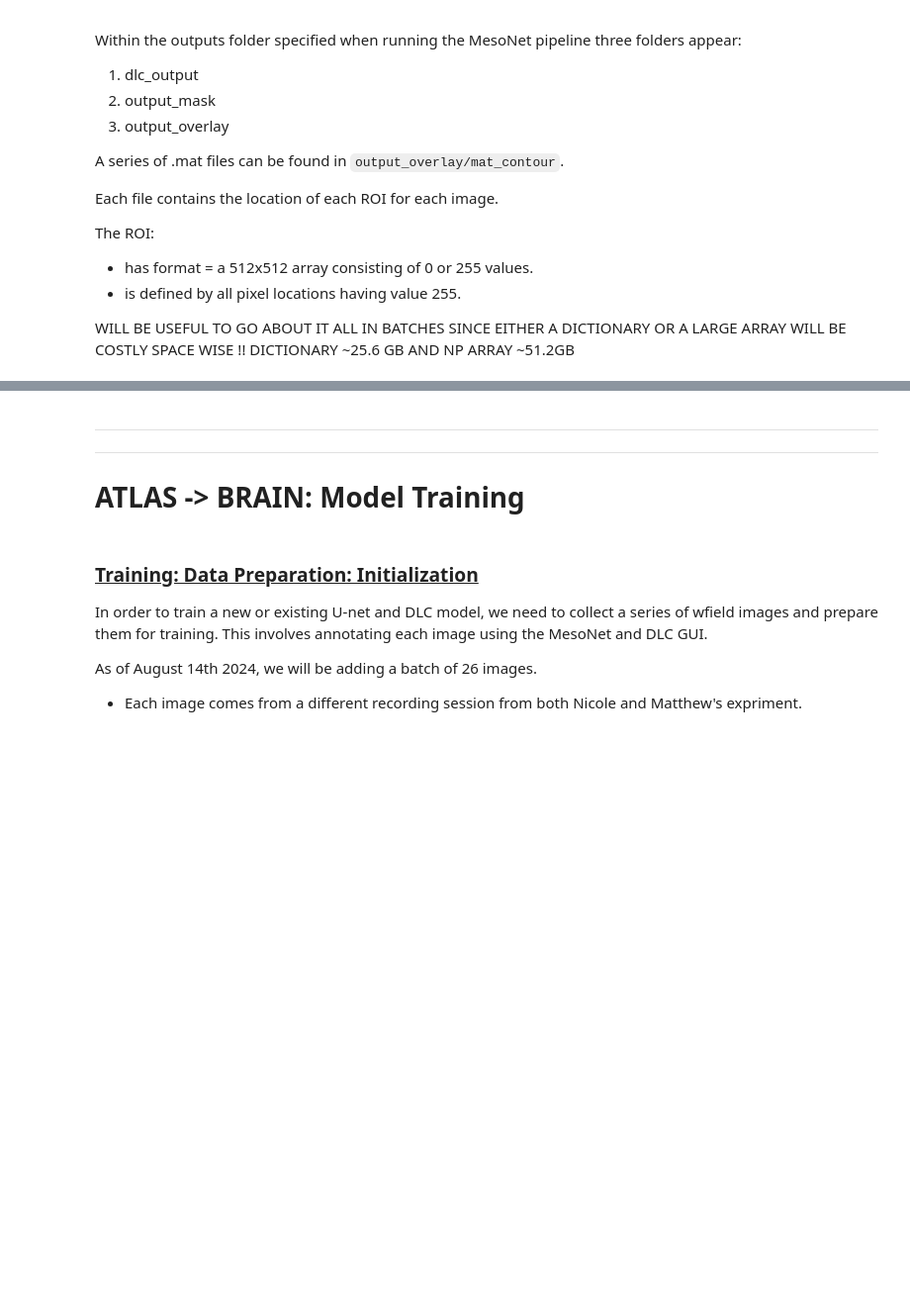
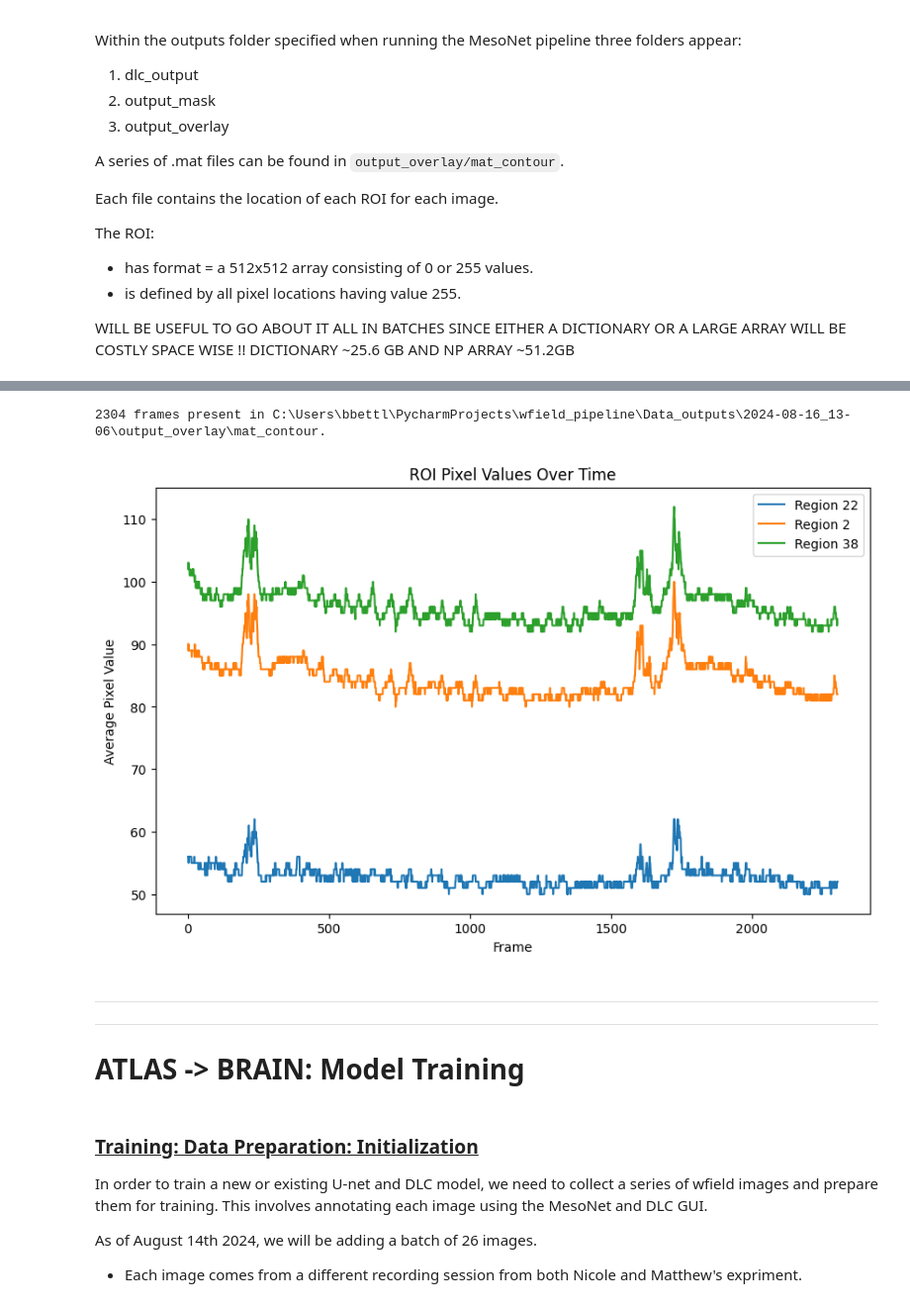
Before and after one commit to BruneBettler/wfield_pipeline, a Jupyter notebook: mesonet_tests.ipynb, the cells around one changed output, grey strips where cells are left out. Shown at 99% size. Cells and saved outputs as stored; diff of their text form; code cells hidden in the pictures; blank space fills up the shorter version.

```diff
--- a/mesonet_tests.ipynb
+++ b/mesonet_tests.ipynb
@@ -208,7 +213,7 @@ If desried, specify the path of a directory in which to output all processing da
 - If not specified, an output directory within `Data_outputs` will be created with the current date and time.
 # %%
 # add the path to the input and output directories as specified above
-input_dir = r"C:\Users\bbettl\PycharmProjects\wfield_pipeline\Unet_test_data\images"
+input_dir = r"C:\Users\bbettl\PycharmProjects\wfield_pipeline\Data_inputs"
 output_dir = r"C:\Users\bbettl\PycharmProjects\wfield_pipeline\Data_outputs" # add the name of a specific folder if you want to name your own or if you want to use an existing one
 
 # check if user wants a specific directory name for all outputs
@@ -249,7 +254,7 @@ else: # There must be a .dat file
         else: np_img_stack = np.squeeze(np_img_stack, axis=1)
 
     # TODO: remove the lightweight option when making full version of this code.
-    np_img_stack = np_img_stack[:5,...]
+    np_img_stack = np_img_stack # np_img_stack[:5,...]
 
     # make sure all array is of type uint8 with values 0-255
     if np_img_stack.dtype == 'uint16':
@@ -266,7 +271,7 @@ else: # There must be a .dat file
 
     # Convert the NumPy stack into a series of .png images with a progress bar
     for i, im in enumerate(tqdm(np_img_stack, desc="Saving images as .png", unit="image")):
-        im_file_name = os.path.join(input_dir, f"frame{i}.png")
+        im_file_name = os.path.join(input_dir, f"{i}.png")
         Image.fromarray(im).save(im_file_name)
 
     if verbose: print(f"{i+1} .png files have been created in the {input_dir} directory.")
@@ -418,3 +607,10 @@ def seg_lum_diff_over_time(input_dir, mat_contour_dir):
+# %%
+mat_contour_dir = r"C:\Users\bbettl\PycharmProjects\wfield_pipeline\Data_outputs\2024-08-16_13-06\output_overlay\mat_contour"
+
+seg_lum_diff_over_time("Data_inputs", mat_contour_dir, [22,2,38])
+# %% [output]
+2304 frames present in C:\Users\bbettl\PycharmProjects\wfield_pipeline\Data_outputs\2024-08-16_13-06\output_overlay\mat_contour.
+[figure, added]
 # %% [markdown]
 ---
 ---
```
Also changed, not shown: parts of 8 cells of this notebook.
